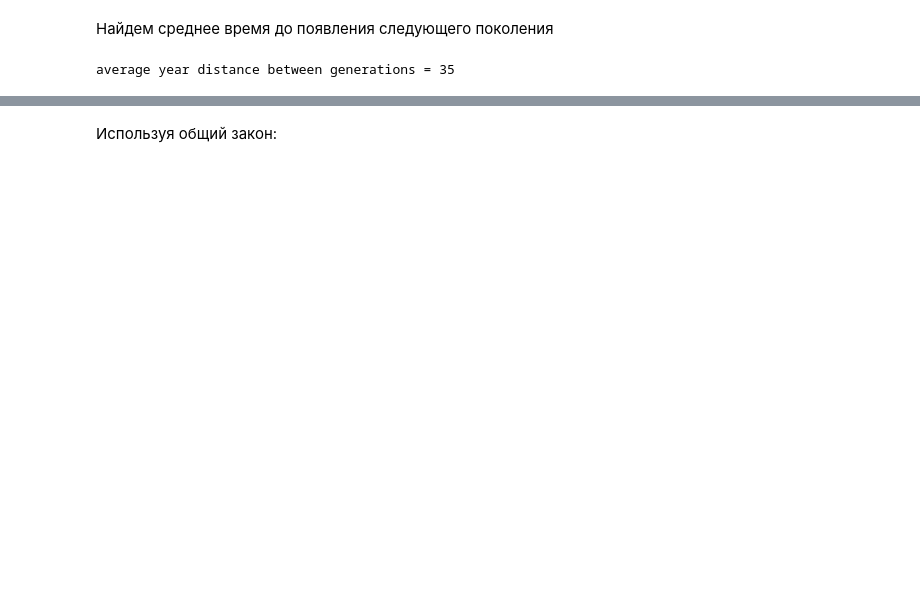
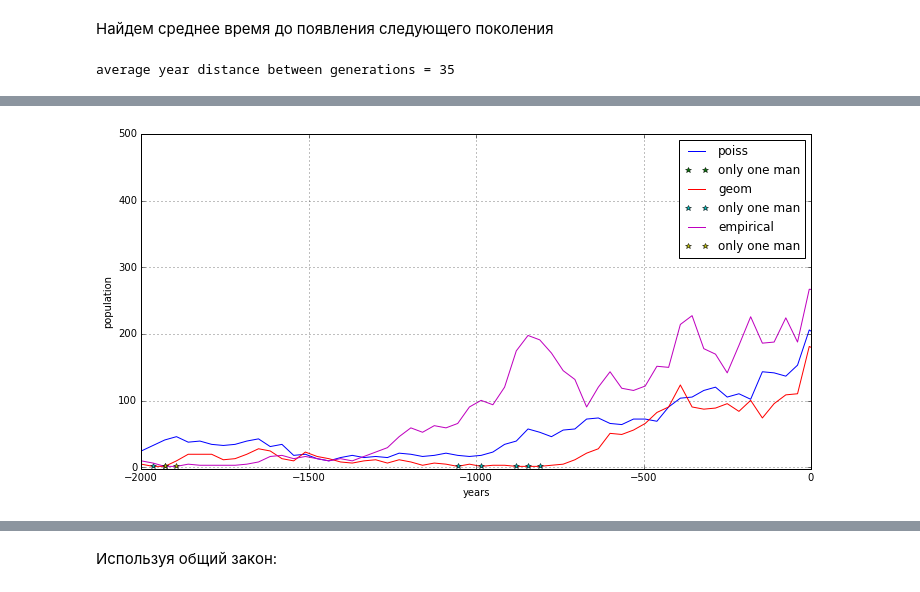
Before and after one commit to ale3otik/MIPT-2016-Stochastic-process, a Jupyter notebook: task1/t1_Zotov_Alexey_497.ipynb, the cells around one changed output, grey strips where cells are left out. Saved outputs shown, nothing was run; the diff lists cells and outputs as text; code cells hidden in the pictures; blank space fills up the shorter version.

```diff
--- a/task1/t1_Zotov_Alexey_497.ipynb
+++ b/task1/t1_Zotov_Alexey_497.ipynb
@@ -341,0 +419,4 @@ average year distance between generations = 35
+# %%
+calc_backward(distr,names,params,-2000,[-2000,0],[-2,500])
+# %% [output]
+[figure, added]
```
Also changed, not shown: parts of 18 cells of this notebook.
